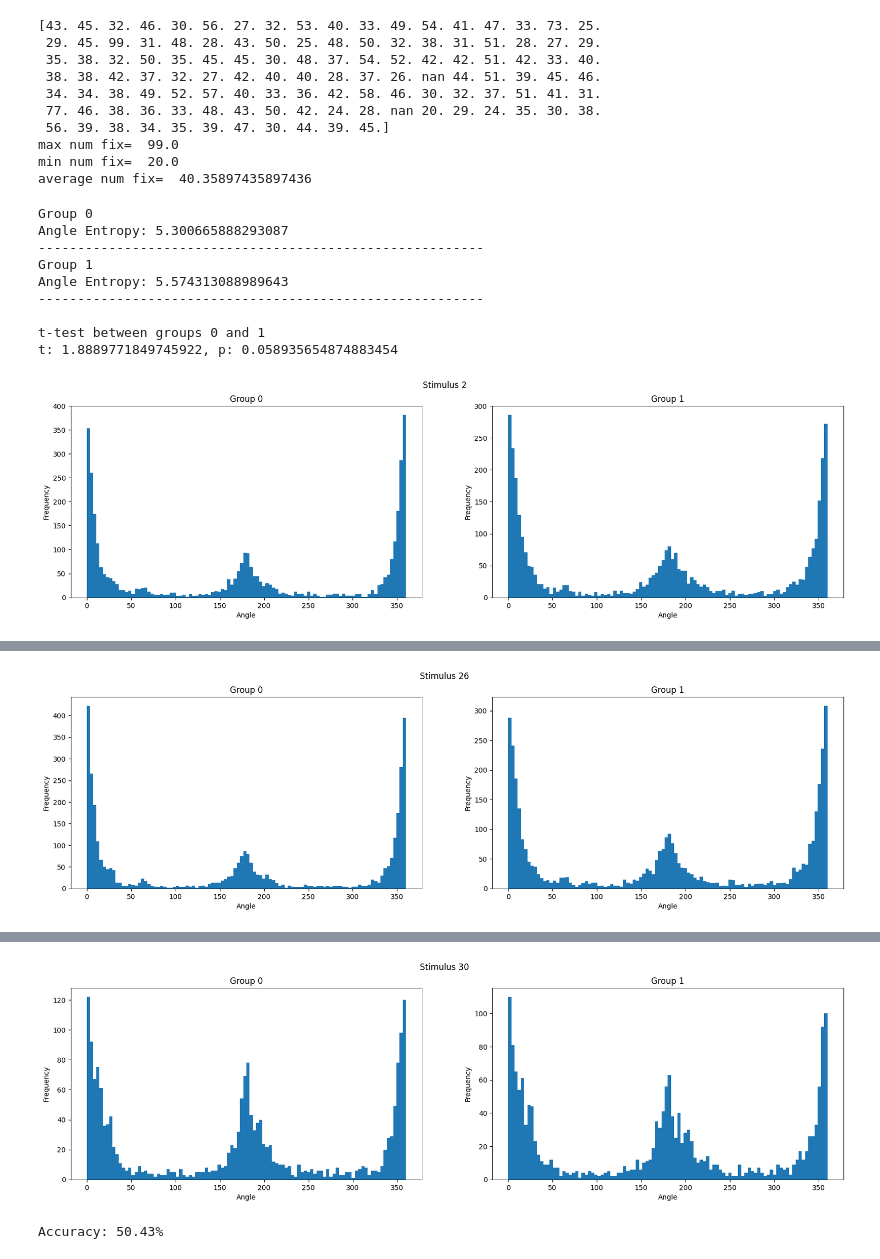
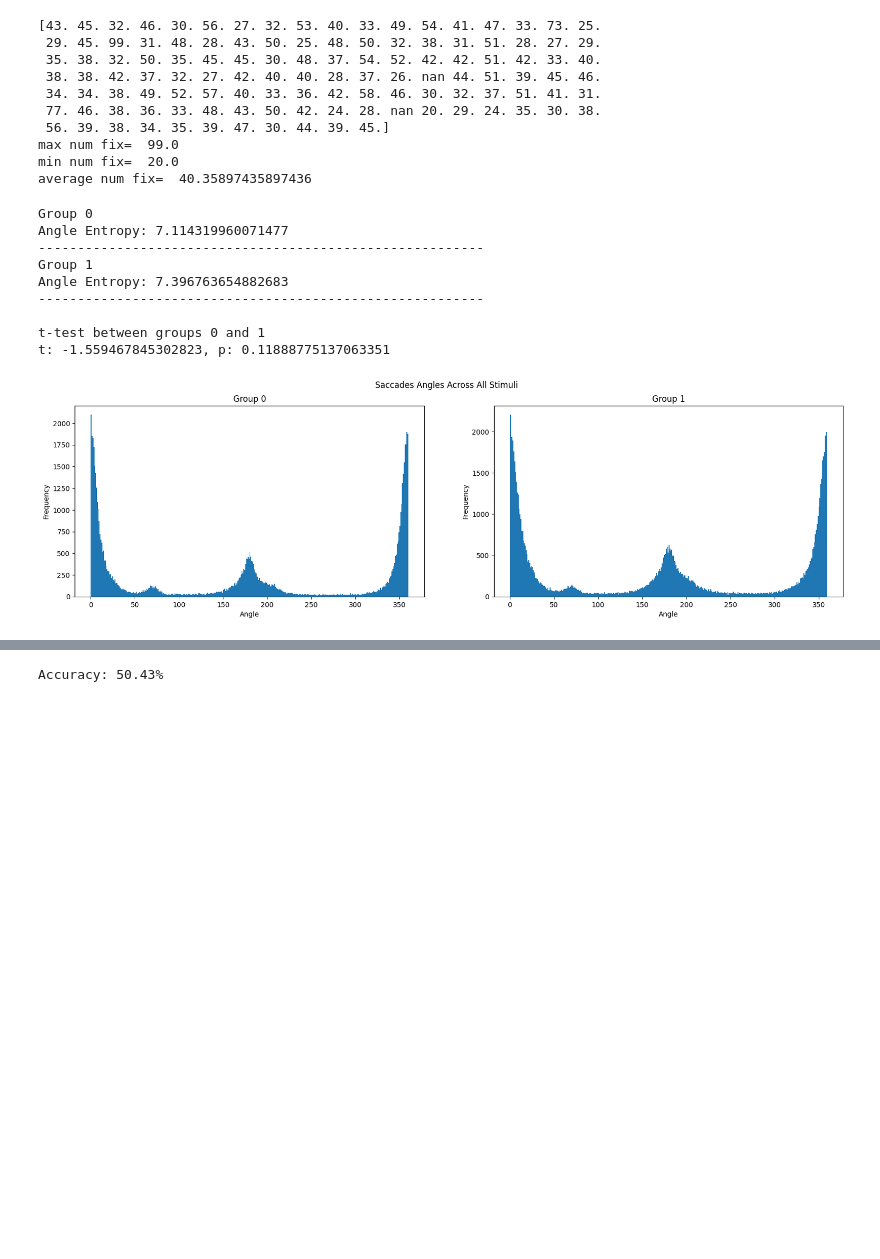
Before and after one commit to nicofilippucci/PyEyeSim, a Jupyter notebook: Notebooks/GrazDataVisualization2.ipynb, the cells around one changed output, grey strips where cells are left out. Cells and saved outputs as stored; diff of their text form; code cells hidden in the pictures; blank space fills up the shorter version.

Commit message:
Classification with GrazData

```diff
--- a/Notebooks/GrazDataVisualization2.ipynb
+++ b/Notebooks/GrazDataVisualization2.ipynb
@@ -90,8 +90,9 @@ for i in range(0,36):
         complete_data.append(i)
     if np.isnan(FixGr).any():
         missing_data[i] = np.isnan(FixGr).sum()
-        subject_with_missing_data[np.where(np.isnan(FixGr))[0][0]] = +1
-        set_subj.add(np.where(np.isnan(FixGr))[0][0])
+        for x in np.where(np.isnan(FixGr))[0]:
+            subject_with_missing_data[x] = +1
+            set_subj.add(x)
 
 
 print(f'{len(complete_data)} Stimuli with complete data: {complete_data}')
@@ -435,48 +436,61 @@ def angles_entropy(angles, bins):
     hist, _ = np.histogram(angles, bins=bins)
     hist = hist / hist.sum()
     return -np.sum(hist * np.log2(hist))
+# %%
+Saccades = Saccades[0:117, :]
+WhichC_Munich = WhichC[0:117]
 # %%
 from scipy.stats import ttest_ind
-for i, stim in enumerate([2, 26, 30]):
-    # for every group of subjects show a histogram with the distribution of the saccades angles
-    groups = np.unique(WhichC)
+# Initialize variables to store aggregated data
+aggregated_angles = {group: [] for group in np.unique(WhichC_Munich)}
+
+# Iterate over all stimuli
+for stim in range(DyslexiaDat.np):
+    groups = np.unique(WhichC_Munich)
     group_saccades = []
+
+    # Collect saccades for each group
     for group in groups:
-        # from Saccades[subject, :,:] get only the subjects that are in the group
-        group_saccades.append(Saccades[WhichC == group, stim, :, :])
+        group_saccades.append(Saccades[WhichC_Munich == group, stim, :, :])
 
-    fig, ax = plt.subplots(1, len(groups), figsize=(20, 5))
-    fig.suptitle(f'Stimulus {stim}')
-    groupped_angles = []
+    # Aggregate angles for each group
     for j, group in enumerate(group_saccades):
-        angles = []
         for subj in group:
             for h in range(subj.shape[0]):
                 for v in range(subj.shape[1]):
                     for val in subj[h, v]:
-                        angles.append(val)
-        groupped_angles.append(angles)
-        print(f'Group {groups[j]}')
-        print(f'Angle Entropy: {angles_entropy(angles, 100)}')
-        print(f'---------------------------------------------------------')
-        ax[j].hist(angles, bins=100)
-        ax[j].set_title(f'Group {groups[j]}')
-        ax[j].set_xlabel('Angle')
-        ax[j].set_ylabel('Frequency')
-    print(' ')
-    print(f't-test between groups {groups[0]} and {groups[1]}')
-    t, p = ttest_ind(groupped_angles[0], groupped_angles[1])
-    print(f't: {t}, p: {p}')
-    print(' ')
-    plt.show()
+                        aggregated_angles[groups[j]].append(val)
+
+# Plot the aggregated results
+fig, ax = plt.subplots(1, len(aggregated_angles), figsize=(20, 5))
+fig.suptitle('Saccades Angles Across All Stimuli')
+
+for i, (group, angles) in enumerate(aggregated_angles.items()):
+    ax[i].hist(angles, bins=360)
+    ax[i].set_title(f'Group {group}')
+    ax[i].set_xlabel('Angle')
+    ax[i].set_ylabel('Frequency')
+    print(f'Group {group}')
+    print(f'Angle Entropy: {angles_entropy(angles, 360)}')
+    print(f'---------------------------------------------------------')
+
+# Perform t-test between groups
+group_keys = list(aggregated_angles.keys())
+t, p = ttest_ind(aggregated_angles[group_keys[0]], aggregated_angles[group_keys[1]])
+print(' ')
+print(f't-test between groups {group_keys[0]} and {group_keys[1]}')
+print(f't: {t}, p: {p}')
+print(' ')
+
+plt.show()
 # %% [output]
 Group 0
-Angle Entropy: 5.300665888293087
+Angle Entropy: 7.114319960071477
 ---------------------------------------------------------
 Group 1
-Angle Entropy: 5.574313088989643
+Angle Entropy: 7.396763654882683
 ---------------------------------------------------------
 
 t-test between groups 0 and 1
-t: 1.8889771849745922, p: 0.058935654874883454
+t: -1.559467845302823, p: 0.11888775137063351
-[figure, old version]
+[figure, new version]
@@ -492 +496,0 @@ t: -1.132299311053743, p: 0.2575459996833067
-[figure, removed]
@@ -502,4 +497,3 @@ t: 0.44775203063674485, p: 0.6543585221216373
-[figure, removed]
 # %%
 # create a list of subjects from 117 to 200
 GrazSubs = DyslexiaDat.subjects[117:200]
```
Also changed, not shown: parts of 62 cells of this notebook, 3 other files.
